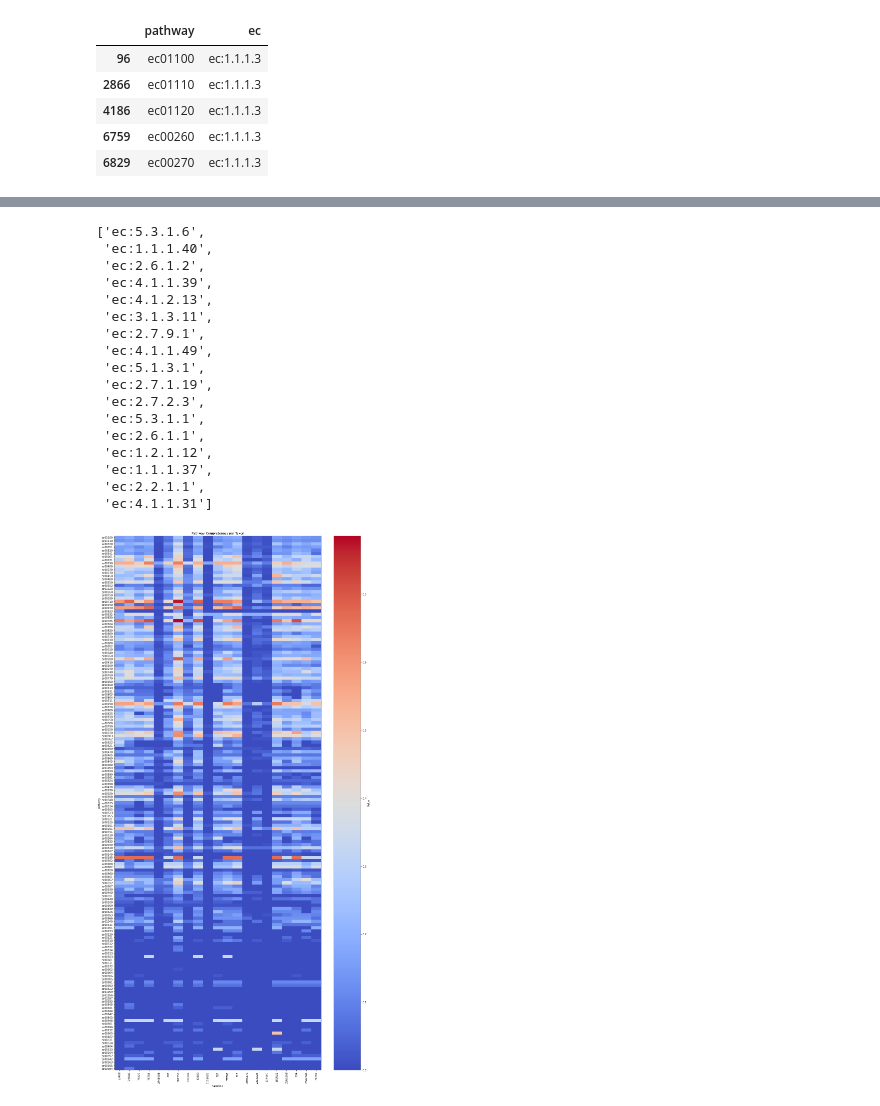
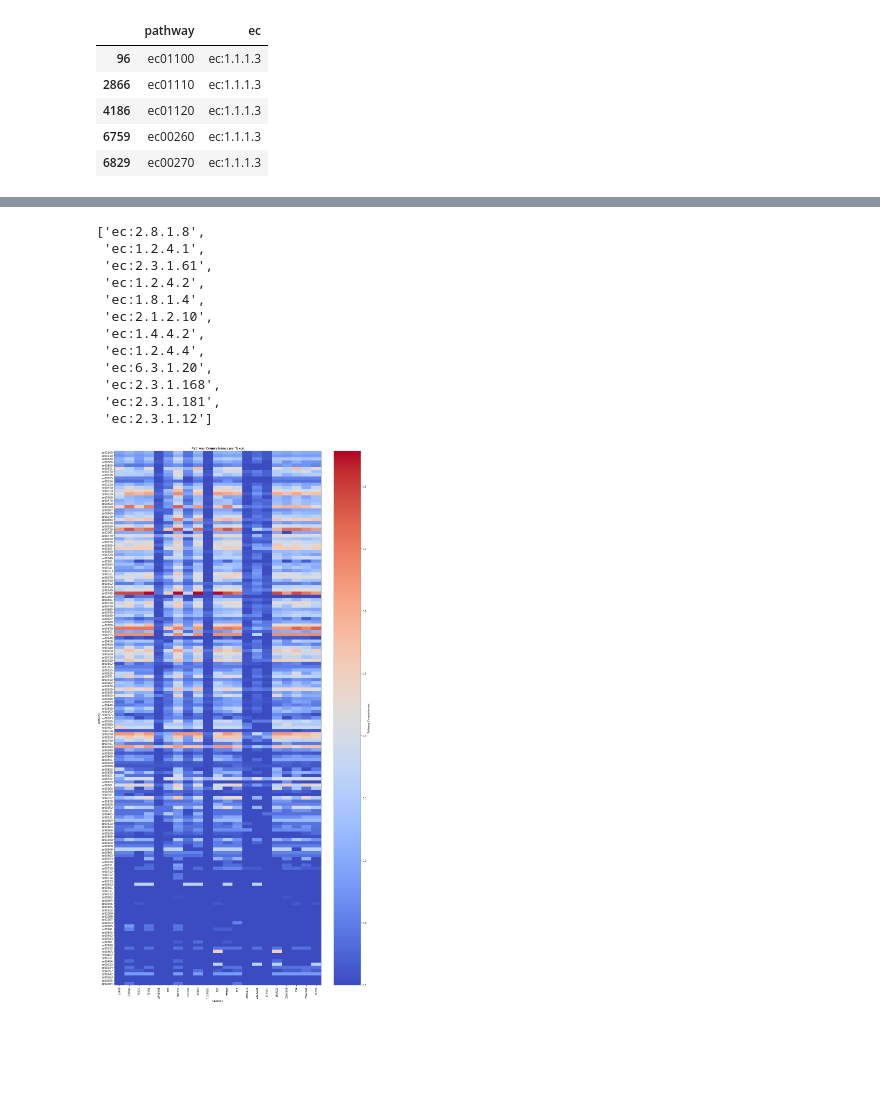
Before and after one commit to ParkinsonLab/PathwayCompleteness, a Jupyter notebook: src/all_ec_analysis.ipynb, the cells around one changed output, grey strips where cells are left out. Drawn from its saved outputs; the diff is of its cells as text; code cells hidden in the pictures; blank space fills up the shorter version.

```diff
--- a/src/all_ec_analysis.ipynb
+++ b/src/all_ec_analysis.ipynb
@@ -211,23 +221,18 @@ print(completeness_dict)
 # %%
-present_dict['587753']['ec00710']
+present_dict['587753']['ec00785']
 # %% [output]
-['ec:5.3.1.6',
- 'ec:1.1.1.40',
- 'ec:2.6.1.2',
- 'ec:4.1.1.39',
- 'ec:4.1.2.13',
- 'ec:3.1.3.11',
- 'ec:2.7.9.1',
- 'ec:4.1.1.49',
- 'ec:5.1.3.1',
- 'ec:2.7.1.19',
- 'ec:2.7.2.3',
- 'ec:5.3.1.1',
- 'ec:2.6.1.1',
- 'ec:1.2.1.12',
- 'ec:1.1.1.37',
- 'ec:2.2.1.1',
- 'ec:4.1.1.31']
+['ec:2.8.1.8',
+ 'ec:1.2.4.1',
+ 'ec:2.3.1.61',
+ 'ec:1.2.4.2',
+ 'ec:1.8.1.4',
+ 'ec:2.1.2.10',
+ 'ec:1.4.4.2',
+ 'ec:1.2.4.4',
+ 'ec:6.3.1.20',
+ 'ec:2.3.1.168',
+ 'ec:2.3.1.181',
+ 'ec:2.3.1.12']
 # %%
 for taxon in present_dict:
     # print(present_dict[taxon])
@@ -245,33 +250,36 @@ all_ec_completeness_df.to_csv("all_EC_pathway_completeness.csv")
 import pandas as pd
 import numpy as np
 import matplotlib.pyplot as plt
+
+figure_output_dir = os.path.join(parent_dir, "figures")
 
 # Read the CSV file
 df = pd.read_csv("all_EC_pathway_completeness.csv")
 
 # Extract pathway names and deepECs
 pathways = df['pathway']
 deepECs = df.columns[1:]
 
 # Convert data to a numpy array
 data = df.values[:, 1:].astype(float)
 
 # Create a heatmap
 plt.figure(figsize=(15, 30))
 plt.imshow(data, cmap='coolwarm', aspect='auto')
 
 # Set labels for axes
 plt.xticks(np.arange(len(deepECs)), deepECs, rotation=90)
 plt.yticks(np.arange(len(pathways)), pathways)
 
 # Add color bar
-plt.colorbar(label='Value')
+plt.colorbar(label='Pathway Completeness')
 
 # Show plot
 plt.title('Pathway Completeness per Taxon')
 plt.xlabel('taxon ID')
 plt.ylabel('pathway')
 plt.tight_layout()
+plt.savefig(f"{figure_output_dir}/all_ec_pathway_completeness.png")
 plt.show()
 # %% [output]
-[figure, old version]
+[figure, new version]
```
Also changed, not shown: parts of 12 cells of this notebook, 40 other files.
